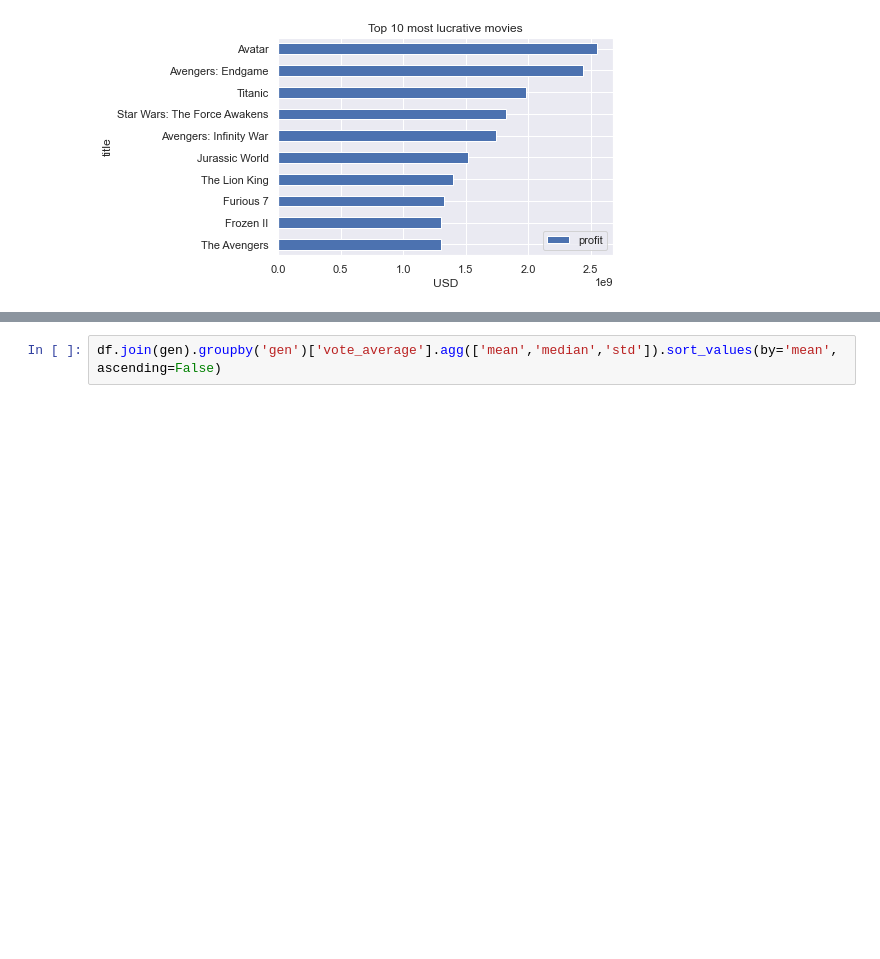
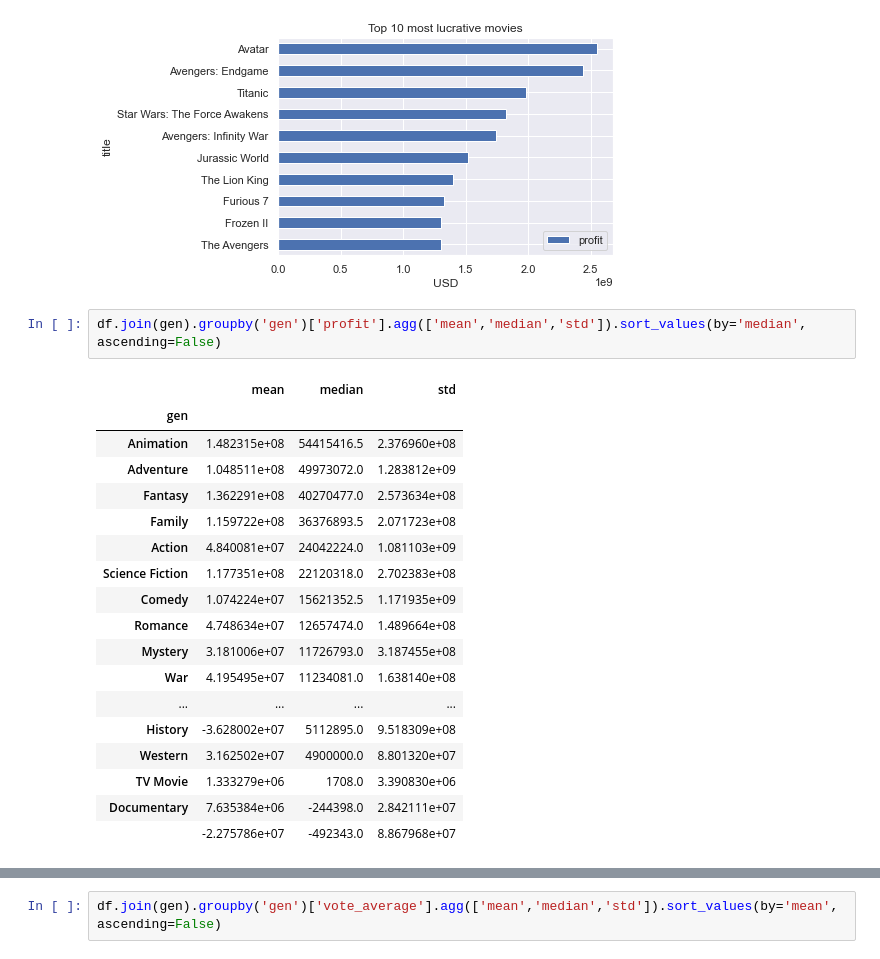
Before and after one commit to ghcn345/Data-Science-in-Film-Industry, a Jupyter notebook: project_phase1.ipynb, the cells around one changed output, grey strips where cells are left out. Saved outputs shown, nothing was run; the diff lists cells and outputs as text; blank space fills up the shorter version.

```diff
--- a/project_phase1.ipynb
+++ b/project_phase1.ipynb
@@ -271,6 +271,27 @@ plt.xlabel('USD')
 # %% [output]
 Text(0.5, 0, 'USD')
 [figure]
+# %%
+df.join(gen).groupby('gen')['profit'].agg(['mean','median','std']).sort_values(by='median', ascending=False)
+# %% [output]
+|  | mean | median | std |
+| gen |  |  |  |
+| Animation | 1.482315e+08 | 54415416.5 | 2.376960e+08 |
+| Adventure | 1.048511e+08 | 49973072.0 | 1.283812e+09 |
+| Fantasy | 1.362291e+08 | 40270477.0 | 2.573634e+08 |
+| Family | 1.159722e+08 | 36376893.5 | 2.071723e+08 |
+| Action | 4.840081e+07 | 24042224.0 | 1.081103e+09 |
+| Science Fiction | 1.177351e+08 | 22120318.0 | 2.702383e+08 |
+| Comedy | 1.074224e+07 | 15621352.5 | 1.171935e+09 |
+| Romance | 4.748634e+07 | 12657474.0 | 1.489664e+08 |
+| Mystery | 3.181006e+07 | 11726793.0 | 3.187455e+08 |
+| War | 4.195495e+07 | 11234081.0 | 1.638140e+08 |
+| ... | ... | ... | ... |
+| History | -3.628002e+07 | 5112895.0 | 9.518309e+08 |
+| Western | 3.162502e+07 | 4900000.0 | 8.801320e+07 |
+| TV Movie | 1.333279e+06 | 1708.0 | 3.390830e+06 |
+| Documentary | 7.635384e+06 | -244398.0 | 2.842111e+07 |
+|  | -2.275786e+07 | -492343.0 | 8.867968e+07 |
 # %%
 df.join(gen).groupby('gen')['profit'].agg(['mean','median','std']).sort_values(by='mean', ascending=False)
 # %% [output]
```
Also changed, not shown: parts of 4 cells of this notebook.
